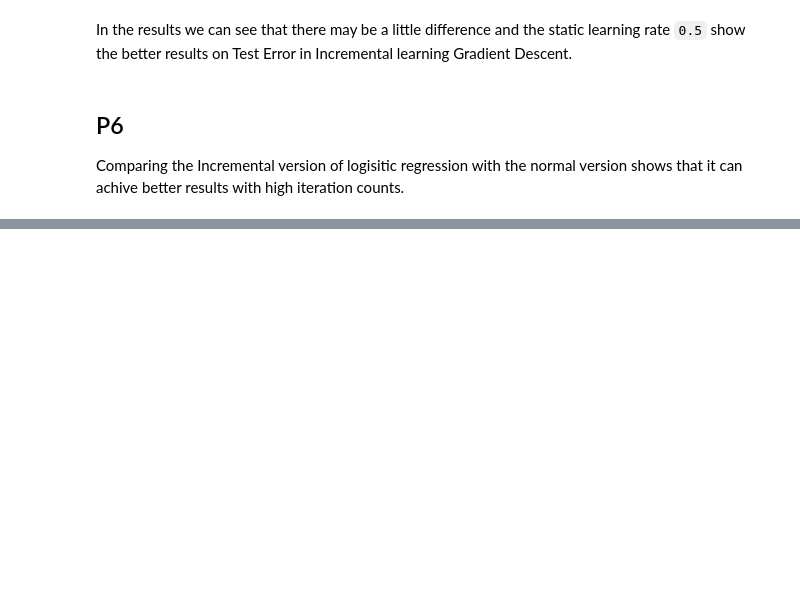
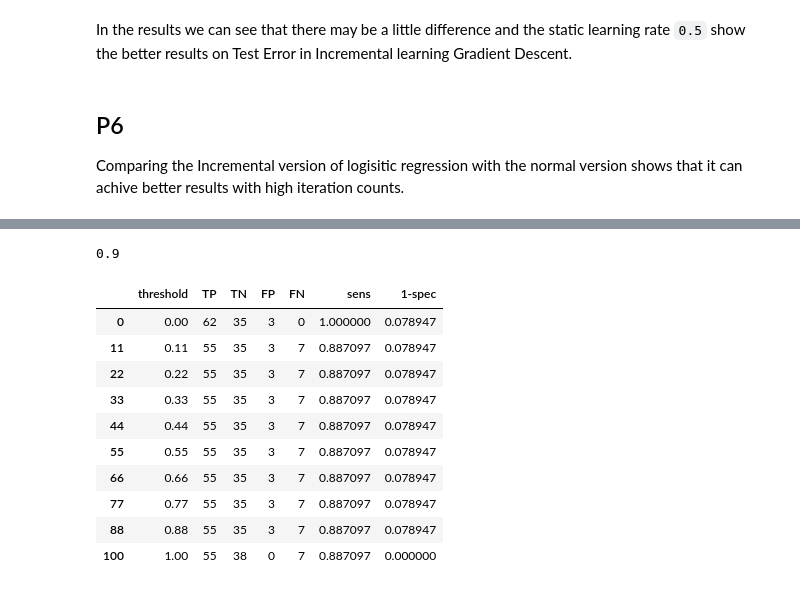
Before and after one commit to amindadgar/Machine-Learning, a Jupyter notebook: HW2/main.ipynb, the cells around one changed output, grey strips where cells are left out. Saved outputs shown, nothing was run; the diff lists cells and outputs as text; code cells hidden in the pictures; blank space fills up the shorter version.

```diff
--- a/HW2/main.ipynb
+++ b/HW2/main.ipynb
@@ -737,0 +987,11 @@ Comparing the Incremental version of logisitic regression with the normal versio
+# %%
+## convert probabilities to numpy array
+model_QDA = QDA()
+
+train_ds_X = train_ds[['X', 'Y']]
+train_ds_Y = train_ds[['label']]
+
+model_QDA.fit(train_ds_X,train_ds_Y)
+# %%
+test_Y_pred = model_QDA.predict(test_ds[['X','Y']])
+train_Y_pred = model_QDA.predict(train_ds_X)
@@ -737,0 +1024,8 @@ Comparing the Incremental version of logisitic regression with the normal versio
+# %%
+## test accuracy
+test_Y = test_ds[['label']].values.flatten()
+
+acc_test = (test_Y == test_Y_pred).sum() / len(test_Y_pred)
+acc_test
+# %% [output]
+0.9
@@ -737,0 +1097,17 @@ Comparing the Incremental version of logisitic regression with the normal versio
+# %%
+roc_scores = find_ROC(test_Y_pred, test_Y)
+export_ROC_Curve(roc_scores, 'MLE')
+# %%
+roc_scores.iloc[np.linspace(0, 100, 10, dtype=int)]
+# %% [output]
+|  | threshold | TP | TN | FP | FN | sens | 1-spec |
+| 0 | 0.00 | 62 | 35 | 3 | 0 | 1.000000 | 0.078947 |
+| 11 | 0.11 | 55 | 35 | 3 | 7 | 0.887097 | 0.078947 |
+| 22 | 0.22 | 55 | 35 | 3 | 7 | 0.887097 | 0.078947 |
+| 33 | 0.33 | 55 | 35 | 3 | 7 | 0.887097 | 0.078947 |
+| 44 | 0.44 | 55 | 35 | 3 | 7 | 0.887097 | 0.078947 |
+| 55 | 0.55 | 55 | 35 | 3 | 7 | 0.887097 | 0.078947 |
+| 66 | 0.66 | 55 | 35 | 3 | 7 | 0.887097 | 0.078947 |
+| 77 | 0.77 | 55 | 35 | 3 | 7 | 0.887097 | 0.078947 |
+| 88 | 0.88 | 55 | 35 | 3 | 7 | 0.887097 | 0.078947 |
+| 100 | 1.00 | 55 | 38 | 0 | 7 | 0.887097 | 0.000000 |
```
Also changed, not shown: parts of 11 cells of this notebook, 1 other file.
